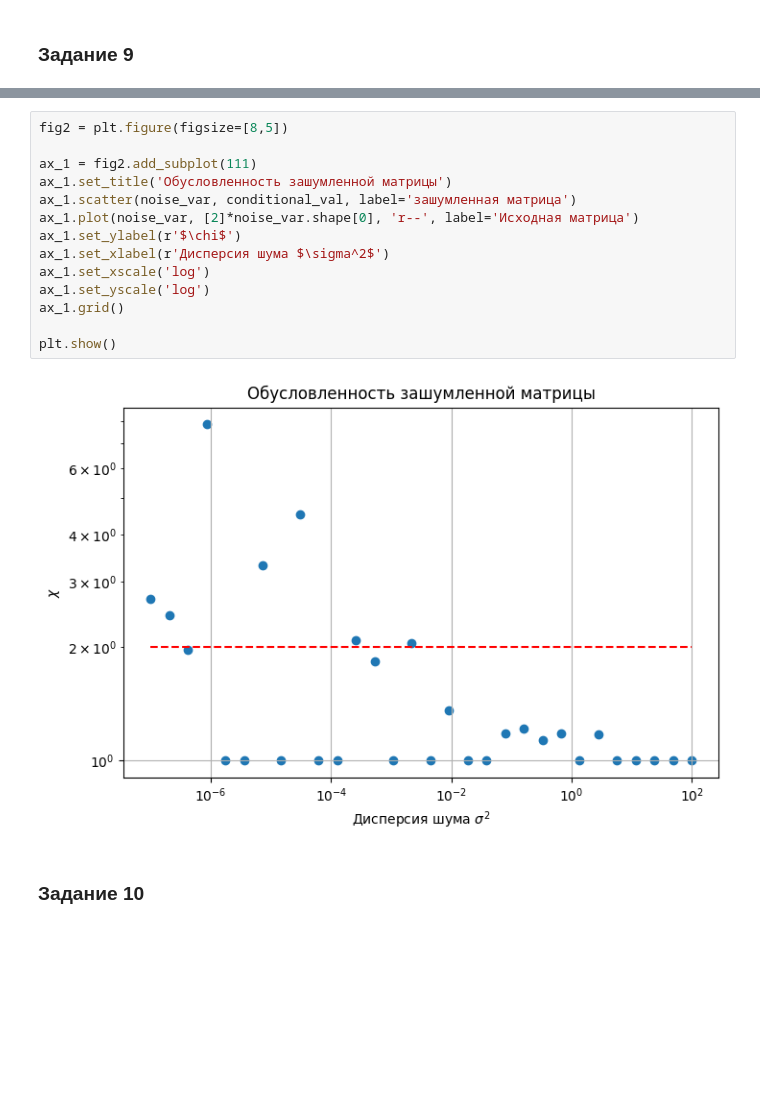
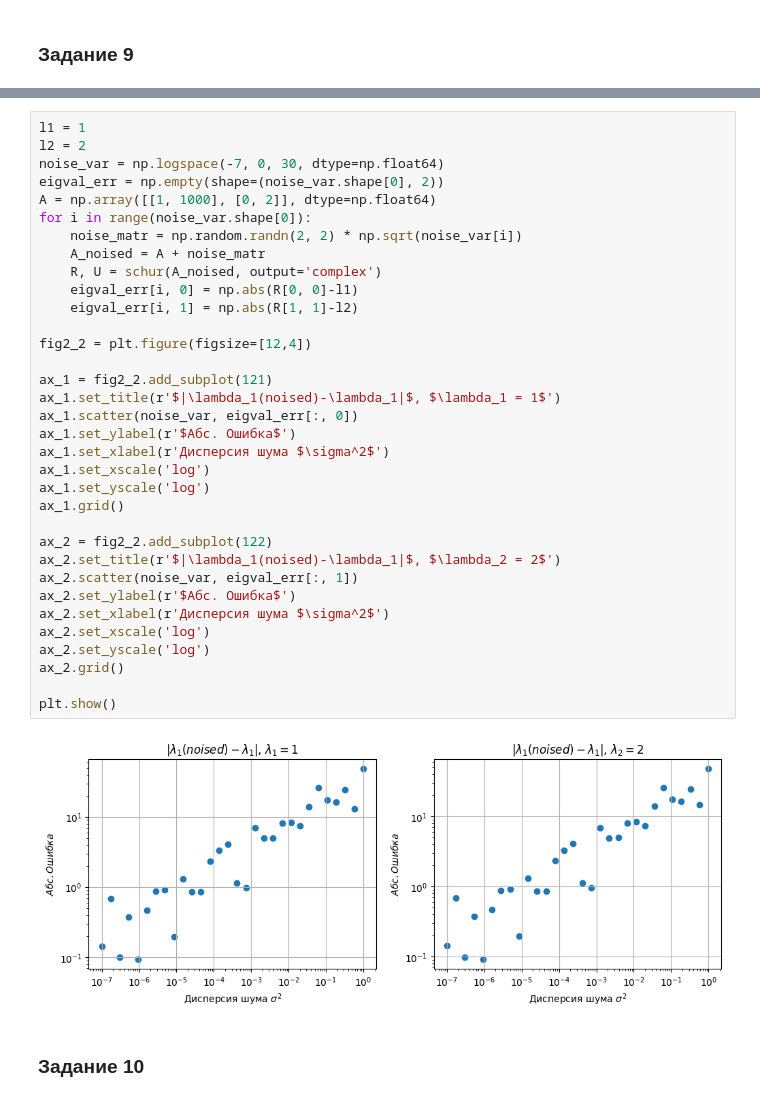
Before and after one commit to isvoropaev02/matrix_algorithms, a Jupyter notebook: lab4/lab4schur.ipynb, the cells around one changed output, grey strips where cells are left out. Cells and saved outputs as stored; diff of their text form; blank space fills up the shorter version.

```diff
--- a/lab4/lab4schur.ipynb
+++ b/lab4/lab4schur.ipynb
@@ -437,19 +433,39 @@ for i in range(noise_var.shape[0]):
-# %%
-fig2 = plt.figure(figsize=[8,5])
-
-ax_1 = fig2.add_subplot(111)
-ax_1.set_title('Обусловленность зашумленной матрицы')
-ax_1.scatter(noise_var, conditional_val, label='зашумленная матрица')
-ax_1.plot(noise_var, [2]*noise_var.shape[0], 'r--', label='Исходная матрица')
-ax_1.set_ylabel(r'$\chi$')
-ax_1.set_xlabel(r'Дисперсия шума $\sigma^2$')
-ax_1.set_xscale('log')
-ax_1.set_yscale('log')
-ax_1.grid()
-
-plt.show()
-# %% [output]
-[figure, removed]
+# %%
+l1 = 1
+l2 = 2
+noise_var = np.logspace(-7, 0, 30, dtype=np.float64)
+eigval_err = np.empty(shape=(noise_var.shape[0], 2))
+A = np.array([[1, 1000], [0, 2]], dtype=np.float64)
+for i in range(noise_var.shape[0]):
+    noise_matr = np.random.randn(2, 2) * np.sqrt(noise_var[i])
+    A_noised = A + noise_matr
+    R, U = schur(A_noised, output='complex')
+    eigval_err[i, 0] = np.abs(R[0, 0]-l1)
+    eigval_err[i, 1] = np.abs(R[1, 1]-l2)
+
+fig2_2 = plt.figure(figsize=[12,4])
+
+ax_1 = fig2_2.add_subplot(121)
+ax_1.set_title(r'$|\lambda_1(noised)-\lambda_1|$, $\lambda_1 = 1$')
+ax_1.scatter(noise_var, eigval_err[:, 0])
+ax_1.set_ylabel(r'$Абс. Ошибка$')
+ax_1.set_xlabel(r'Дисперсия шума $\sigma^2$')
+ax_1.set_xscale('log')
+ax_1.set_yscale('log')
+ax_1.grid()
+
+ax_2 = fig2_2.add_subplot(122)
+ax_2.set_title(r'$|\lambda_1(noised)-\lambda_1|$, $\lambda_2 = 2$')
+ax_2.scatter(noise_var, eigval_err[:, 1])
+ax_2.set_ylabel(r'$Абс. Ошибка$')
+ax_2.set_xlabel(r'Дисперсия шума $\sigma^2$')
+ax_2.set_xscale('log')
+ax_2.set_yscale('log')
+ax_2.grid()
+
+plt.show()
+# %% [output]
+[figure, added]
 # %% [markdown]
 ### Задание 10
 # %% [markdown]
```
Also changed, not shown: parts of 11 cells of this notebook.
